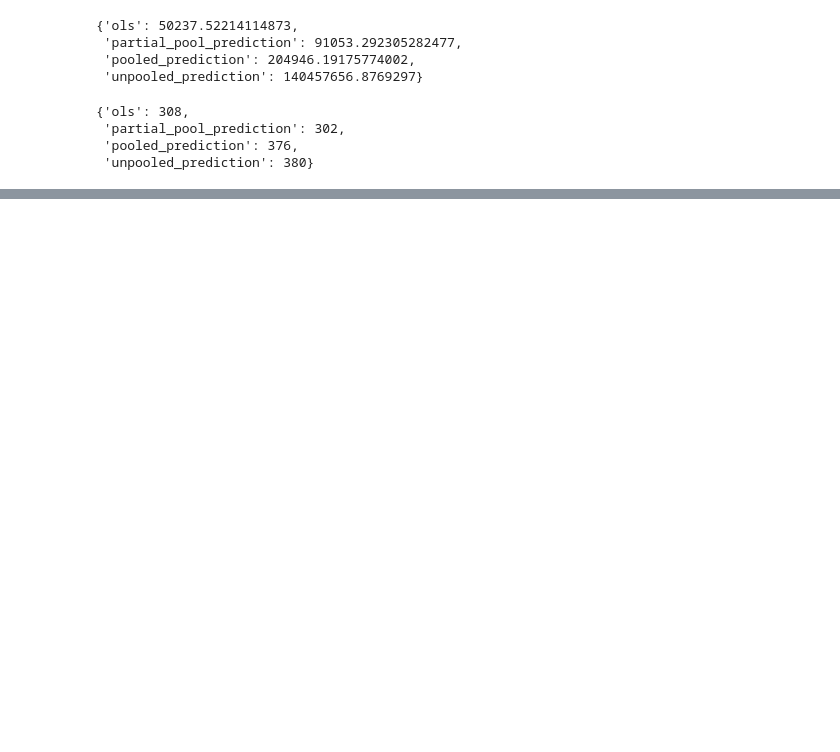
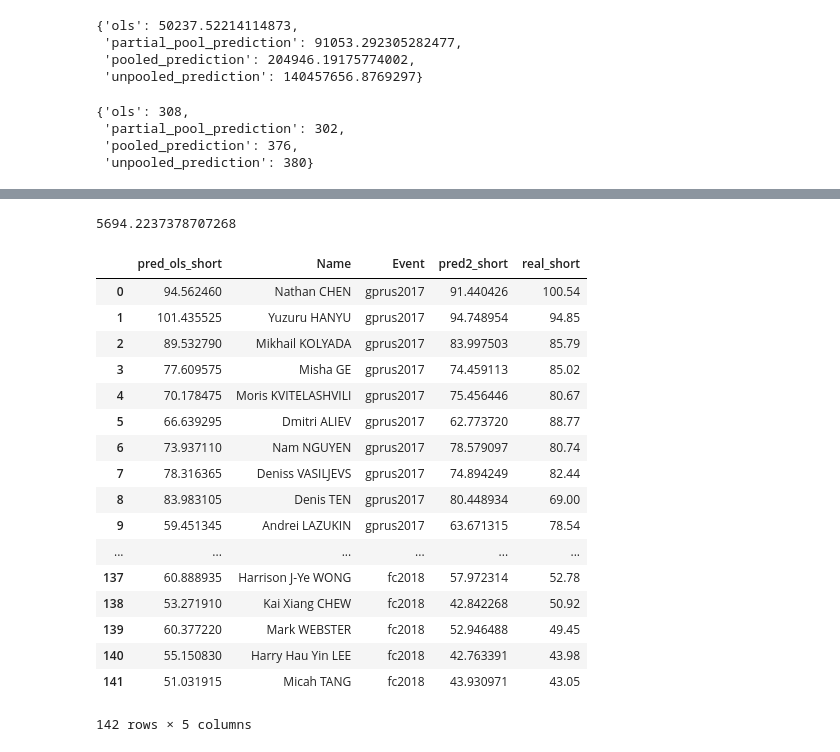
Before and after one commit to mengyazhu96/figure-skating-analysis, a Jupyter notebook: code/compare_models.ipynb, the cells around one changed output, grey strips where cells are left out. Cells and saved outputs as stored; diff of their text form; code cells hidden in the pictures; blank space fills up the shorter version.

Commit message:
Fancy model #2

```diff
--- a/code/compare_models.ipynb
+++ b/code/compare_models.ipynb
@@ -203,0 +264,33 @@ rank_mistakes
+# %%
+fancy_short_pred = {men.Event.unique()[i]: (get_comparison_combined(predictions2)[1][i][0], get_comparison_combined(predictions2)[1][i][1]) for i in xrange(9)}
+# %%
+compare = men[['pred_ols_short', 'Name', 'Event']].copy()
+# %%
+compare['pred2_short'] = compare.apply(lambda row: fancy_short_pred[row.Event][0][row.Name], axis=1)
+# %%
+compare['real_short'] = compare.apply(lambda row: fancy_short_pred[row.Event][1][row.Name], axis=1)
+# %%
+sum(map(lambda x: x * x, compare['pred_ols_short'] - compare['pred2_short']))
+# %% [output]
+5694.2237378707268
+# %%
+compare
+# %% [output]
+|  | pred_ols_short | Name | Event | pred2_short | real_short |
+| 0 | 94.562460 | Nathan CHEN | gprus2017 | 91.440426 | 100.54 |
+| 1 | 101.435525 | Yuzuru HANYU | gprus2017 | 94.748954 | 94.85 |
+| 2 | 89.532790 | Mikhail KOLYADA | gprus2017 | 83.997503 | 85.79 |
+| 3 | 77.609575 | Misha GE | gprus2017 | 74.459113 | 85.02 |
+| 4 | 70.178475 | Moris KVITELASHVILI | gprus2017 | 75.456446 | 80.67 |
+| 5 | 66.639295 | Dmitri ALIEV | gprus2017 | 62.773720 | 88.77 |
+| 6 | 73.937110 | Nam NGUYEN | gprus2017 | 78.579097 | 80.74 |
+| 7 | 78.316365 | Deniss VASILJEVS | gprus2017 | 74.894249 | 82.44 |
+| 8 | 83.983105 | Denis TEN | gprus2017 | 80.448934 | 69.00 |
+| 9 | 59.451345 | Andrei LAZUKIN | gprus2017 | 63.671315 | 78.54 |
+| ... | ... | ... | ... | ... | ... |
+| 137 | 60.888935 | Harrison J-Ye WONG | fc2018 | 57.972314 | 52.78 |
+| 138 | 53.271910 | Kai Xiang CHEW | fc2018 | 42.842268 | 50.92 |
+| 139 | 60.377220 | Mark WEBSTER | fc2018 | 52.946488 | 49.45 |
+| 140 | 55.150830 | Harry Hau Yin LEE | fc2018 | 42.763391 | 43.98 |
+| 141 | 51.031915 | Micah TANG | fc2018 | 43.930971 | 43.05 |
+142 rows × 5 columns
```
Also changed, not shown: parts of 11 cells of this notebook, 5 other files.
